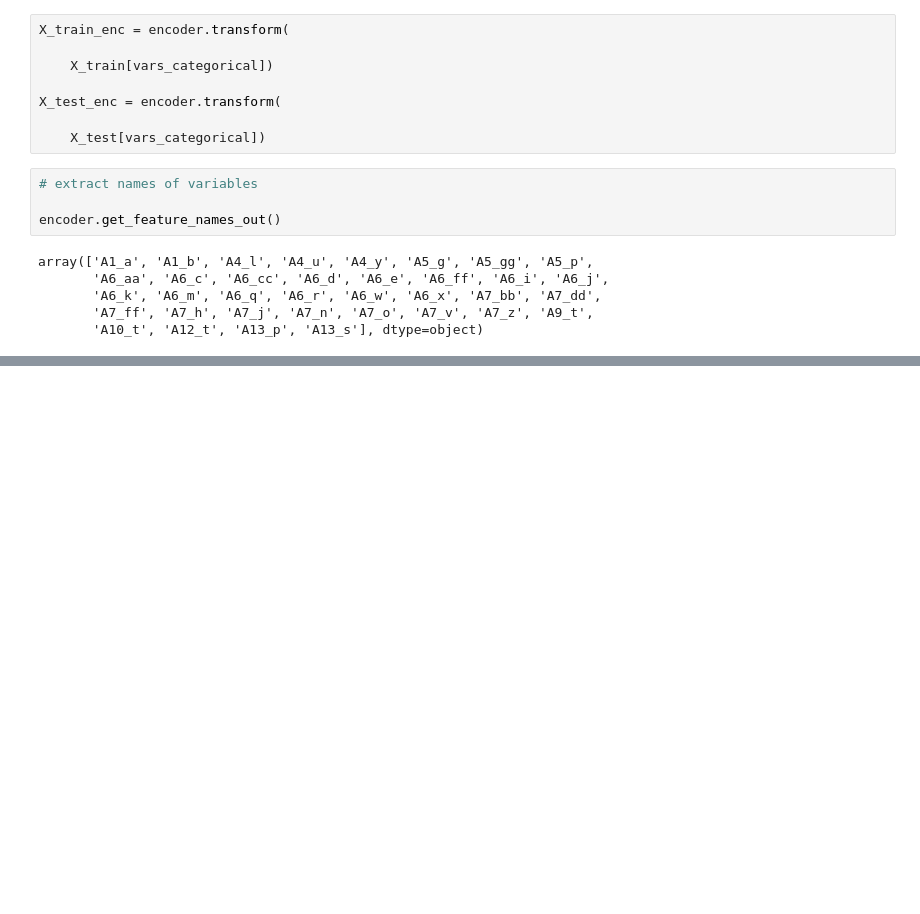
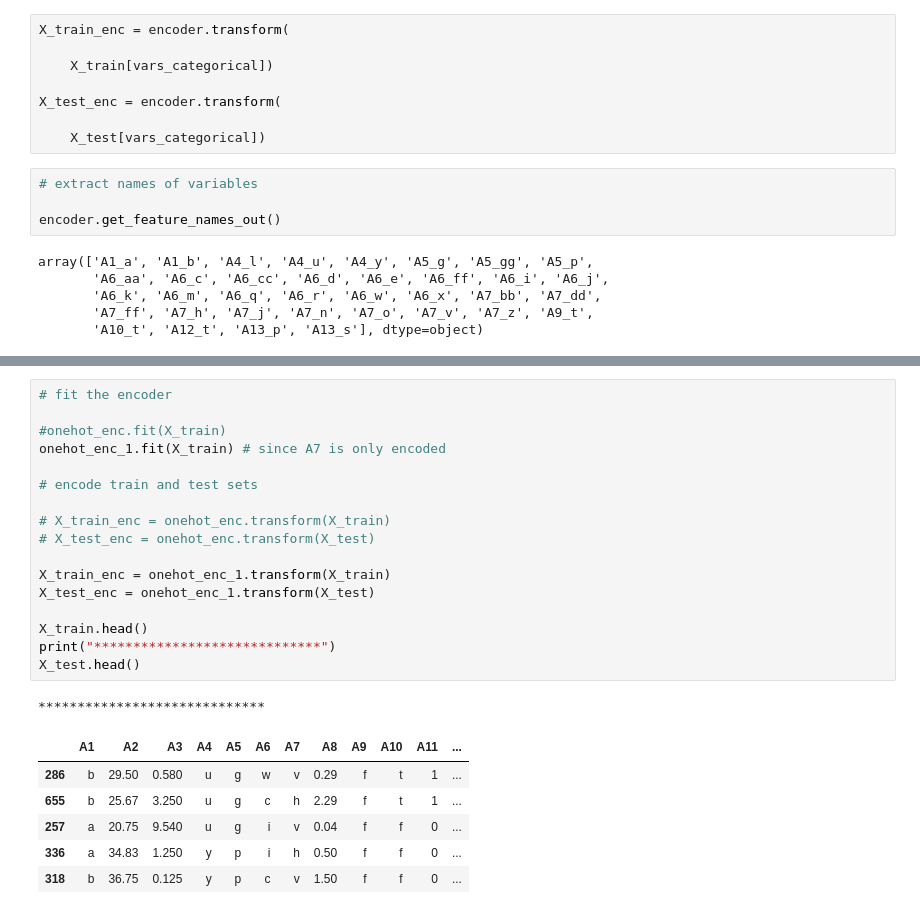
Before and after one commit to manjunath-hanmantgad/python-development, a Jupyter notebook: Encoding_Categorical_Variables.ipynb, the cells around one changed output, grey strips where cells are left out. Drawn from its saved outputs; the diff is of its cells as text; blank space fills up the shorter version.

```diff
--- a/Encoding_Categorical_Variables.ipynb
+++ b/Encoding_Categorical_Variables.ipynb
@@ -219,0 +304,25 @@ array(['A1_a', 'A1_b', 'A4_l', 'A4_u', 'A4_y', 'A5_g', 'A5_gg', 'A5_p',
+# %%
+# fit the encoder
+
+#onehot_enc.fit(X_train)
+onehot_enc_1.fit(X_train) # since A7 is only encoded
+
+# encode train and test sets
+
+# X_train_enc = onehot_enc.transform(X_train)
+# X_test_enc = onehot_enc.transform(X_test)
+
+X_train_enc = onehot_enc_1.transform(X_train)
+X_test_enc = onehot_enc_1.transform(X_test)
+
+X_train.head()
+print("*****************************")
+X_test.head()
+# %% [output]
+*****************************
+|  | A1 | A2 | A3 | A4 | A5 | A6 | A7 | A8 | A9 | A10 | A11 | ... |
+| 286 | b | 29.50 | 0.580 | u | g | w | v | 0.29 | f | t | 1 | ... |
+| 655 | b | 25.67 | 3.250 | u | g | c | h | 2.29 | f | t | 1 | ... |
+| 257 | a | 20.75 | 9.540 | u | g | i | v | 0.04 | f | f | 0 | ... |
+| 336 | a | 34.83 | 1.250 | y | p | i | h | 0.50 | f | f | 0 | ... |
+| 318 | b | 36.75 | 0.125 | y | p | c | v | 1.50 | f | f | 0 | ... |
```
Also changed, not shown: parts of 9 cells of this notebook.
